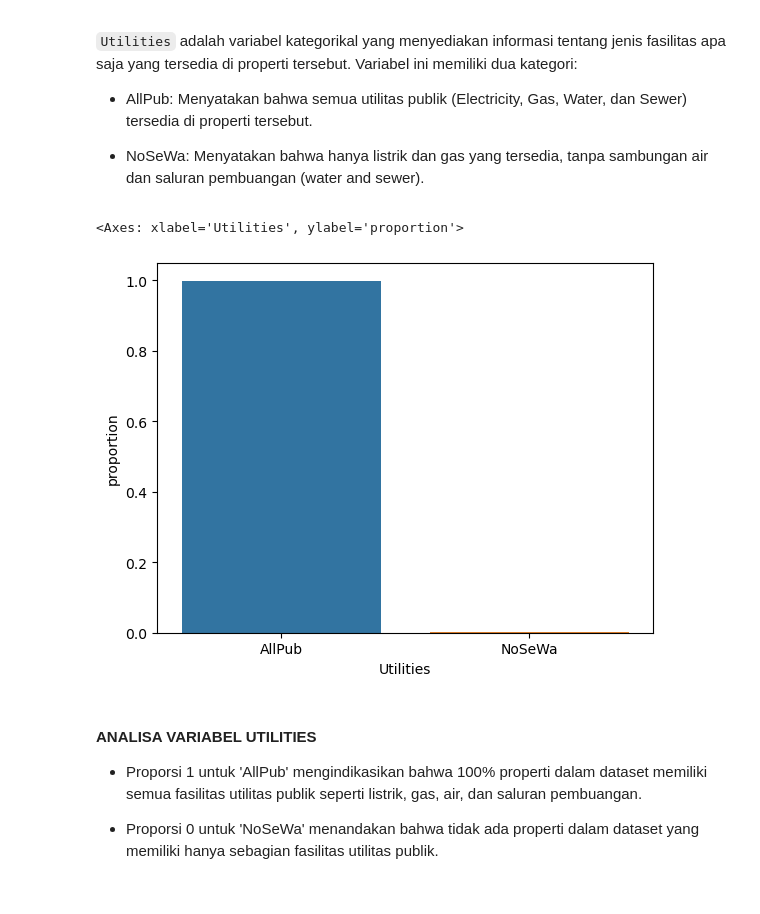
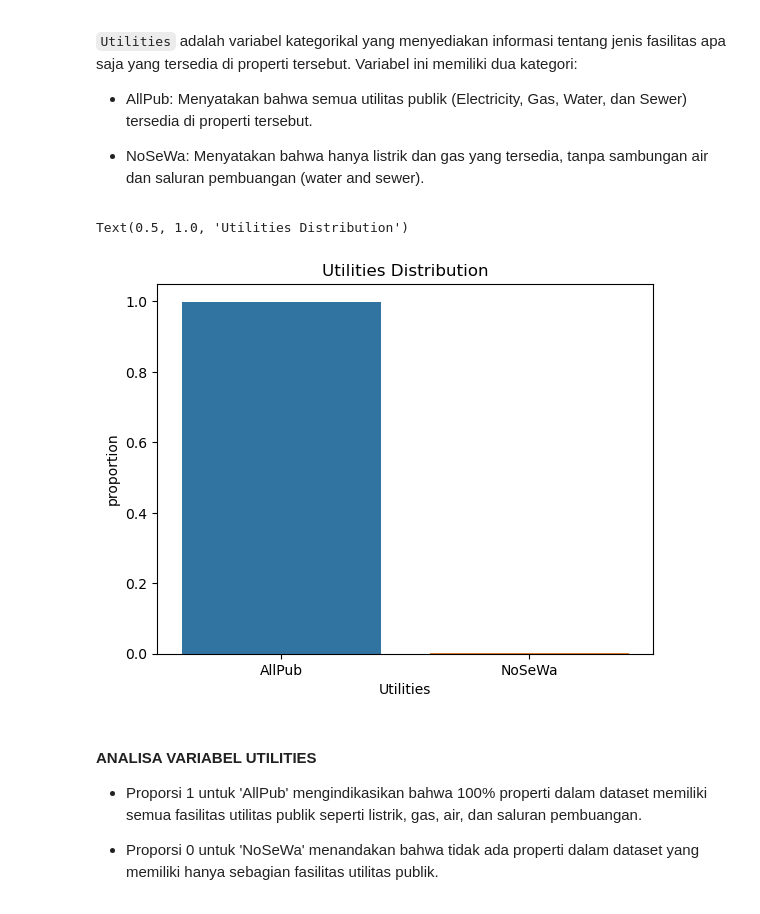
Before and after one commit to hapsariutami/kelaswork-project-data-science, a Jupyter notebook: Case Study 02/Project_Based_Learning_Case_02.ipynb, the cells around one changed output. Cells and saved outputs as stored; diff of their text form; code cells hidden in the pictures.

```diff
--- a/Case Study 02/Project_Based_Learning_Case_02.ipynb
+++ b/Case Study 02/Project_Based_Learning_Case_02.ipynb
@@ -147,9 +147,10 @@ data_numeric = pd.read_csv('data_numeric.csv',index_col=0)
 # %%
 sns.barplot(x=data_categorical['Utilities'].value_counts().index,
                 y=data_categorical['Utilities'].value_counts(normalize=True))
+plt.title('Utilities Distribution')
 # %% [output]
-<Axes: xlabel='Utilities', ylabel='proportion'>
+Text(0.5, 1.0, 'Utilities Distribution')
-[figure, old version]
+[figure, new version]
 # %% [markdown]
 #### ANALISA VARIABEL UTILITIES
 * Proporsi 1 untuk 'AllPub' mengindikasikan bahwa 100% properti dalam dataset memiliki semua fasilitas utilitas publik seperti listrik, gas, air, dan saluran pembuangan.
```
Also changed, not shown: parts of 13 cells of this notebook, 2 other files.
